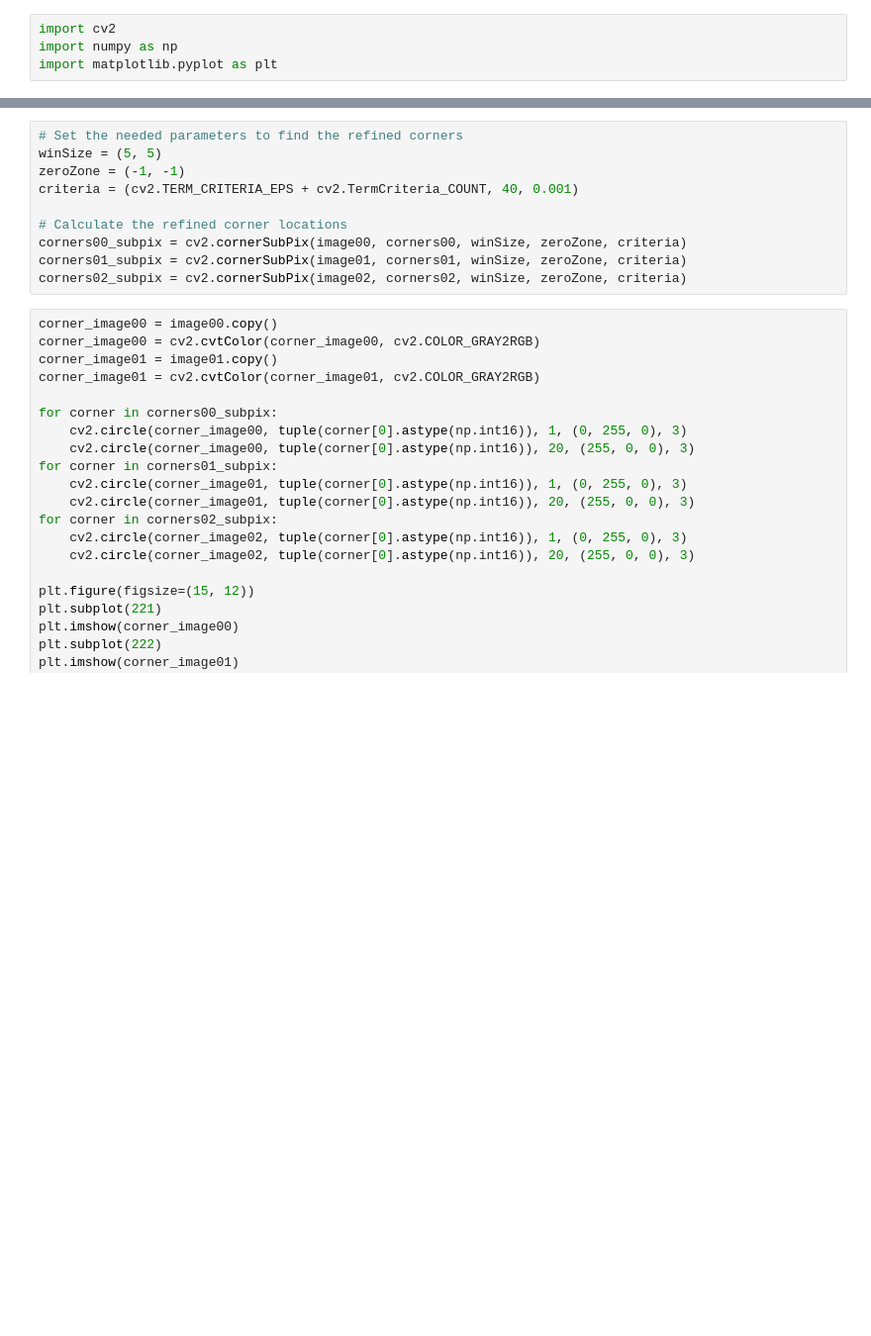
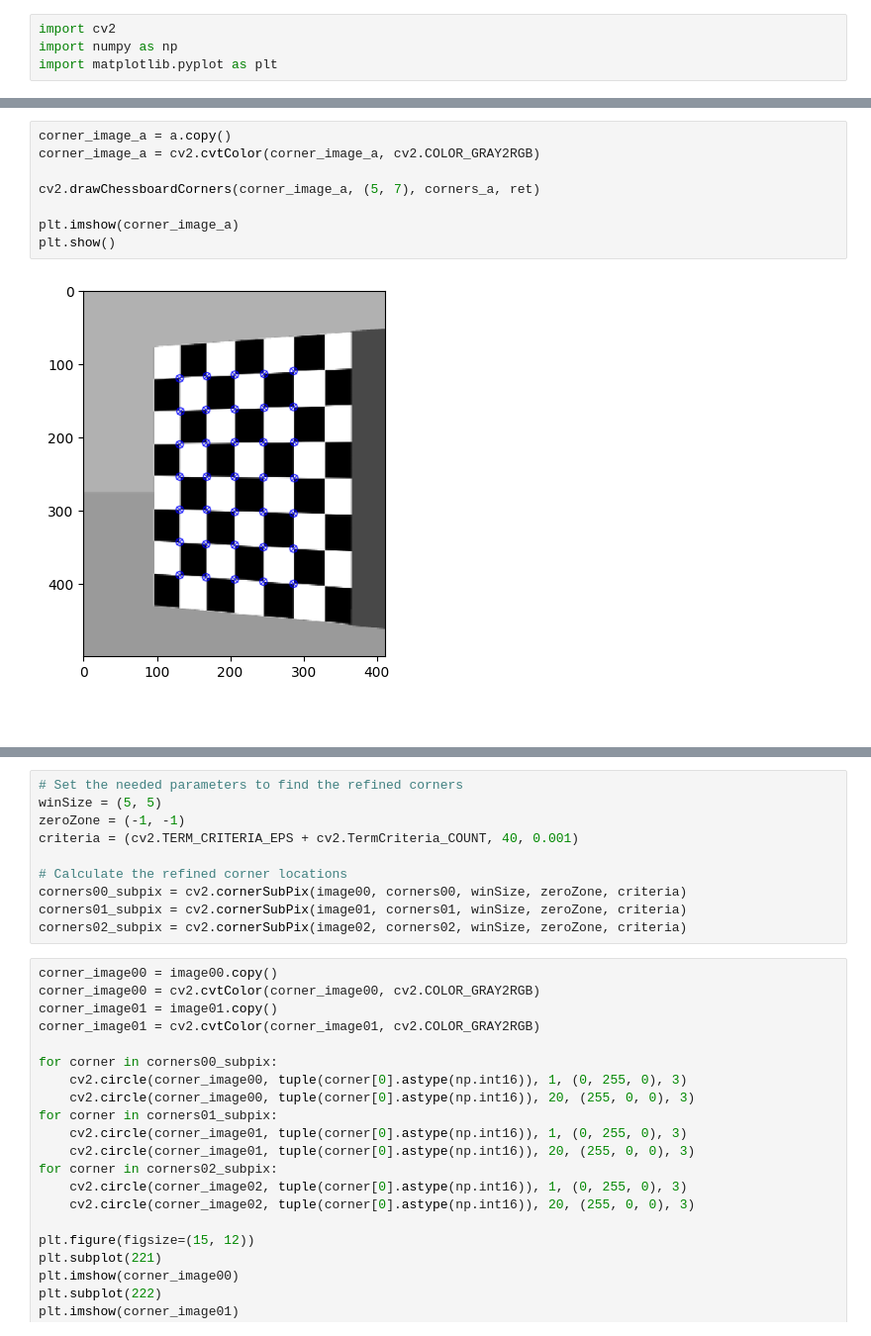
Before and after one commit to kodogyu/playground, a Jupyter notebook: ipynb/opencv_chessboard.ipynb, the cells around one changed output, grey strips where cells are left out. Shown at 99% size. Saved outputs shown, nothing was run; the diff lists cells and outputs as text; blank space fills up the shorter version.

```diff
--- a/ipynb/opencv_chessboard.ipynb
+++ b/ipynb/opencv_chessboard.ipynb
@@ -37,3 +58,15 @@ True
+# %%
+corner_image_a = a.copy()
+corner_image_a = cv2.cvtColor(corner_image_a, cv2.COLOR_GRAY2RGB)
+
+cv2.drawChessboardCorners(corner_image_a, (5, 7), corners_a, ret)
+
+plt.imshow(corner_image_a)
+plt.show()
+# %% [output]
+[figure, added]
+# %% [markdown]
+##
 # %%
 corner_image00 = image00.copy()
 corner_image00 = cv2.cvtColor(corner_image00, cv2.COLOR_GRAY2RGB)
```
Also changed, not shown: parts of 7 cells of this notebook.
